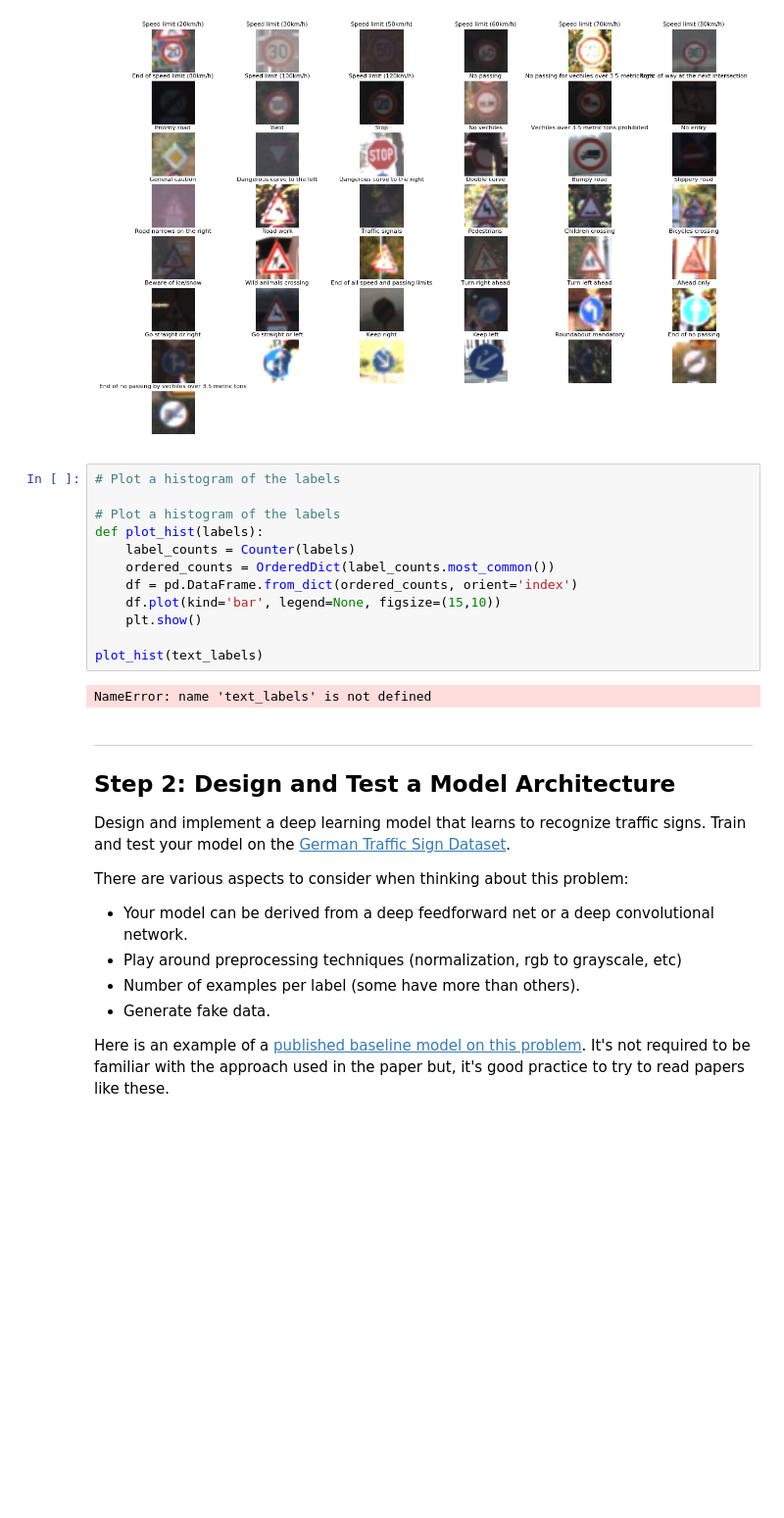
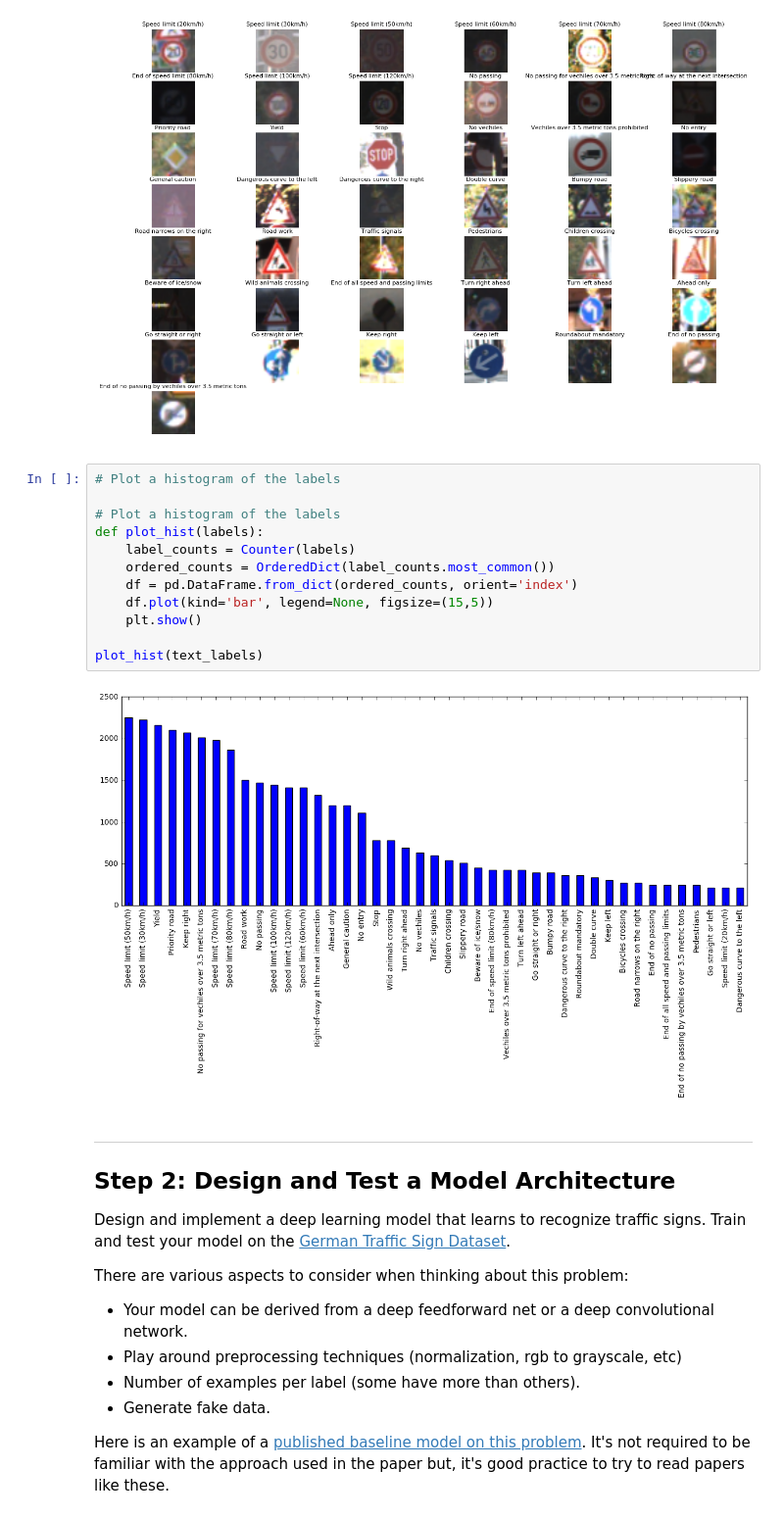
Before and after one commit to SlugFrisco/traffic-signs, a Jupyter notebook: Traffic_Signs_Recognition.ipynb, the cells around one changed output. Shown at 98% size. Drawn from its saved outputs; the diff is of its cells as text; blank space fills up the shorter version.

```diff
--- a/Traffic_Signs_Recognition.ipynb
+++ b/Traffic_Signs_Recognition.ipynb
@@ -113,17 +116,17 @@ plot_all(train['features'], train['labels'])
 # %%
 # Plot a histogram of the labels
 
 # Plot a histogram of the labels
 def plot_hist(labels):
     label_counts = Counter(labels)
     ordered_counts = OrderedDict(label_counts.most_common())
     df = pd.DataFrame.from_dict(ordered_counts, orient='index')
-    df.plot(kind='bar', legend=None, figsize=(15,10))
+    df.plot(kind='bar', legend=None, figsize=(15,5))
     plt.show()
 
 plot_hist(text_labels)
 # %% [output]
-NameError: name 'text_labels' is not defined
+[figure, added]
 # %% [markdown]
 ----
 
```
Also changed, not shown: parts of 21 cells of this notebook.
